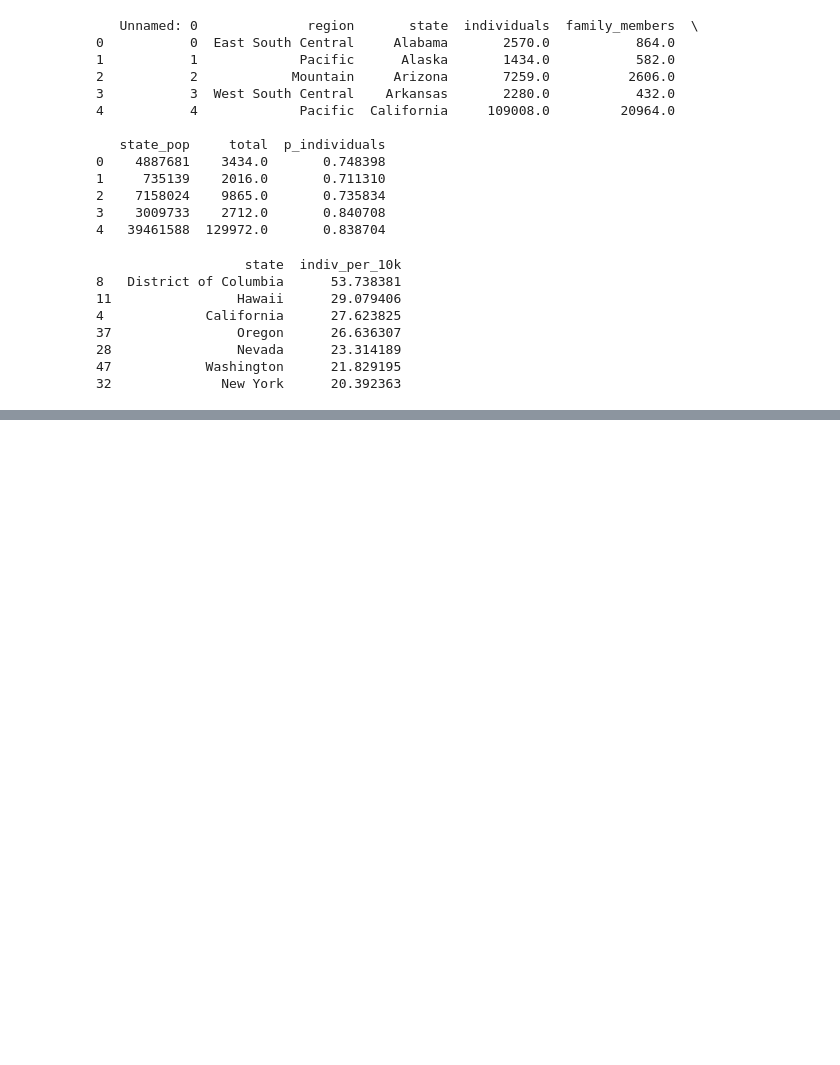
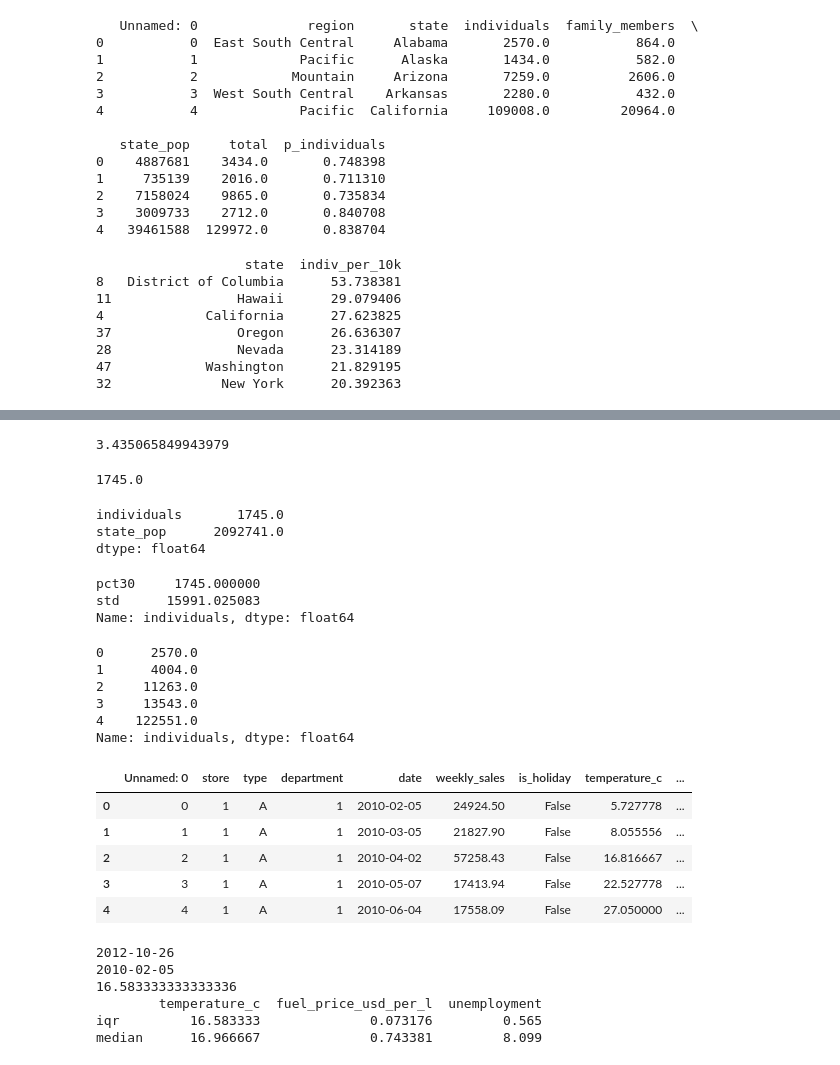
Before and after one commit to MeghanGH/data-analyst-with-python-datacamp, a Jupyter notebook: Data_Manipulation_with_Pandas.ipynb, the cells around one changed output, grey strips where cells are left out. Drawn from its saved outputs; the diff is of its cells as text; code cells hidden in the pictures; blank space fills up the shorter version.

```diff
--- a/Data_Manipulation_with_Pandas.ipynb
+++ b/Data_Manipulation_with_Pandas.ipynb
@@ -7,4 +7,5 @@ import pandas as pd
 from google.colab import drive
 drive.mount('/content/drive')
 homelessness = '/content/drive/My Drive/Colab Notebooks/DataAnalysisWithPython_DataCamp/homelessness.csv'
+sales_subset = '/content/drive/My Drive/Colab Notebooks/DataAnalysisWithPython_DataCamp/sales_subset.csv'
 # %% [output]
@@ -12,4 +13,7 @@ Mounted at /content/drive
 # %%
 homelessness = pd.read_csv(homelessness)
-homelessness.head()
+print(homelessness.head())
+
+sales = pd.read_csv(sales_subset)
+print(sales.head())
 # %% [output]
@@ -188,0 +208,68 @@ print(result)
+# %%
+homelessness['indiv_per_10k'].min()
+# %% [output]
+3.435065849943979
+# %%
+def pct30(column):
+  return column.quantile(0.3)
+
+homelessness['individuals'].agg(pct30)
+# %% [output]
+1745.0
+# %%
+homelessness[['individuals', 'state_pop']].agg(pct30)
+# %% [output]
+individuals       1745.0
+state_pop      2092741.0
+dtype: float64
+# %%
+homelessness['individuals'].agg([pct30, 'std'])
+# %% [output]
+pct30     1745.000000
+std      15991.025083
+Name: individuals, dtype: float64
+# %%
+homelessness['individuals'].cumsum().head()
+# %% [output]
+0      2570.0
+1      4004.0
+2     11263.0
+3     13543.0
+4    122551.0
+Name: individuals, dtype: float64
+# %%
+sales.head()
+# %% [output]
+|  | Unnamed: 0 | store | type | department | date | weekly_sales | is_holiday | temperature_c | ... |
+| 0 | 0 | 1 | A | 1 | 2010-02-05 | 24924.50 | False | 5.727778 | ... |
+| 1 | 1 | 1 | A | 1 | 2010-03-05 | 21827.90 | False | 8.055556 | ... |
+| 2 | 2 | 1 | A | 1 | 2010-04-02 | 57258.43 | False | 16.816667 | ... |
+| 3 | 3 | 1 | A | 1 | 2010-05-07 | 17413.94 | False | 22.527778 | ... |
+| 4 | 4 | 1 | A | 1 | 2010-06-04 | 17558.09 | False | 27.050000 | ... |
+# %%
+# Print the maximum of the date column
+print(sales['date'].max())
+
+# Print the minimum of the date column
+print(sales['date'].min())
+
+# A custom IQR function
+def iqr(column):
+    return column.quantile(0.75) - column.quantile(0.25)
+
+# Print IQR of the temperature_c column
+print(sales['temperature_c'].agg(iqr))
+
+# A custom IQR function
+def iqr(column):
+    return column.quantile(0.75) - column.quantile(0.25)
+
+# Update to print IQR and median of temperature_c, fuel_price_usd_per_l, & unemployment
+print(sales[["temperature_c", "fuel_price_usd_per_l", "unemployment"]].agg([iqr,np.median]))
+# %% [output]
+2012-10-26
+2010-02-05
+16.583333333333336
+        temperature_c  fuel_price_usd_per_l  unemployment
+iqr         16.583333              0.073176         0.565
+median      16.966667              0.743381         8.099
```
Also changed, not shown: parts of 3 cells of this notebook.
